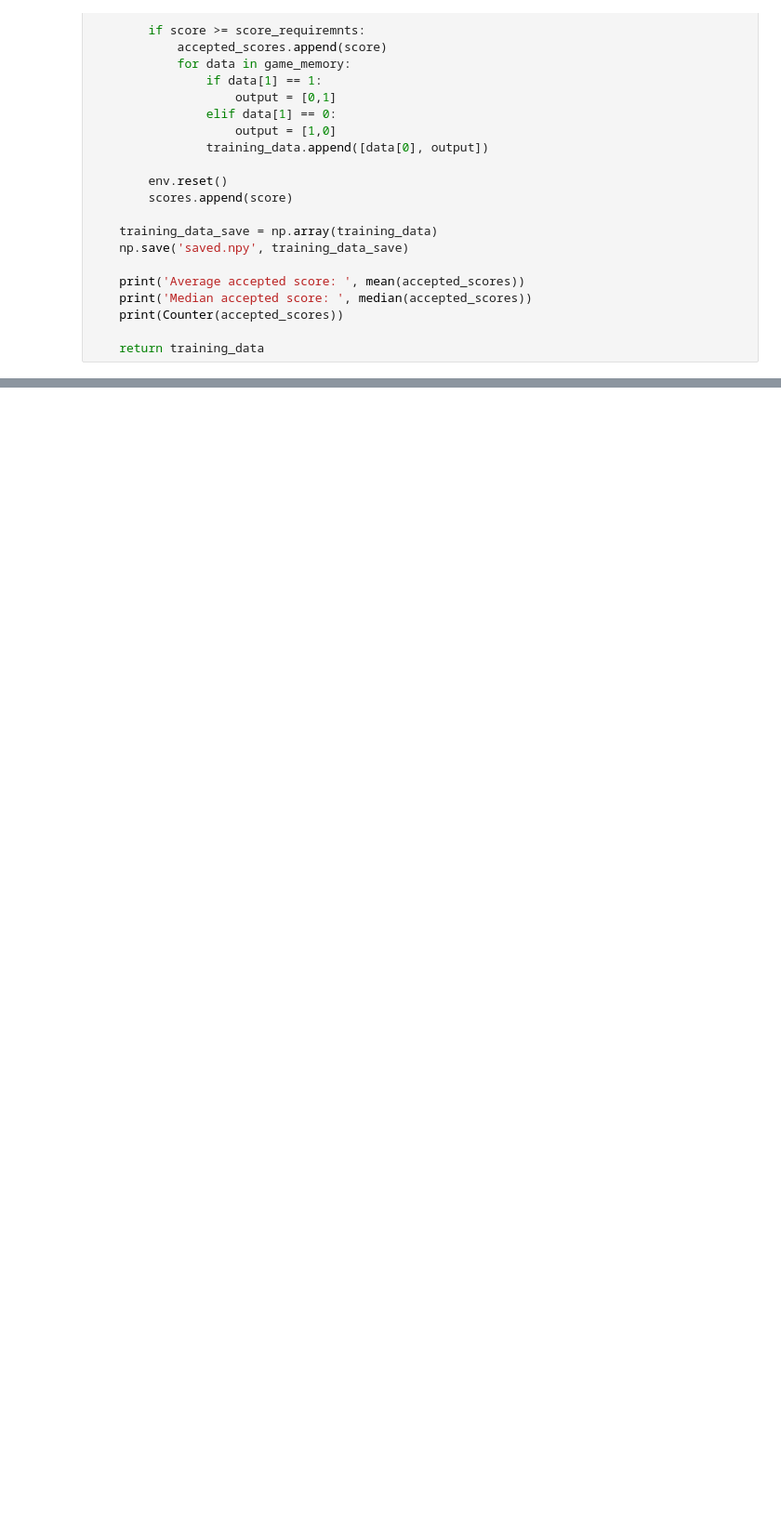
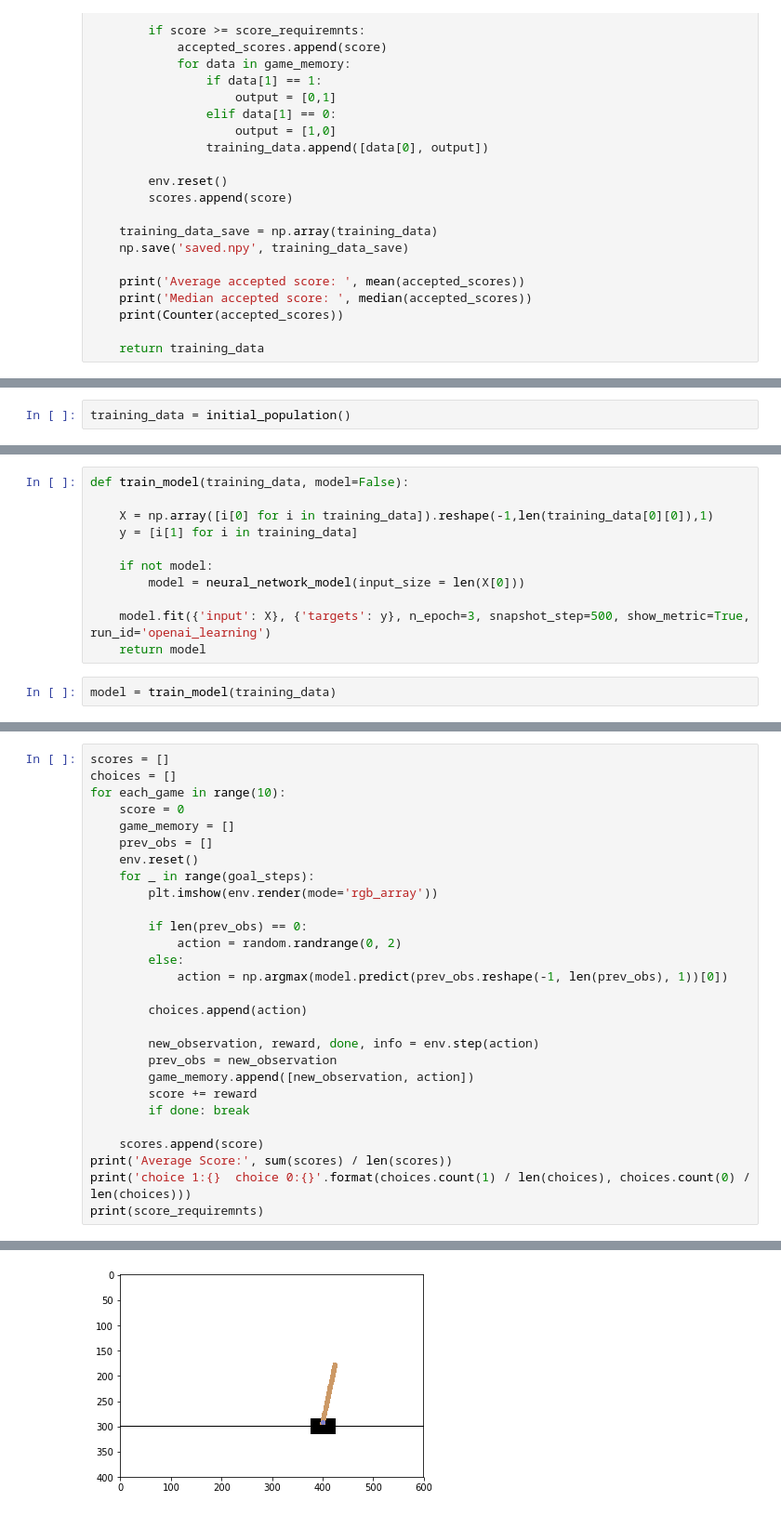
Before and after one commit to rhaejr/Machine-learning-projects, a Jupyter notebook: openaiexample.ipynb, the cells around one changed output, grey strips where cells are left out. Shown: that part at 93% size. Drawn from its saved outputs; the diff is of its cells as text; blank space fills up the shorter version.

```diff
--- a/openaiexample.ipynb
+++ b/openaiexample.ipynb
@@ -109,0 +84,2 @@ def nueral_network_model(input_size):
+# %%
+training_data = initial_population()
@@ -109,0 +116,13 @@ def nueral_network_model(input_size):
+# %%
+def train_model(training_data, model=False):
+
+    X = np.array([i[0] for i in training_data]).reshape(-1,len(training_data[0][0]),1)
+    y = [i[1] for i in training_data]
+
+    if not model:
+        model = neural_network_model(input_size = len(X[0]))
+
+    model.fit({'input': X}, {'targets': y}, n_epoch=3, snapshot_step=500, show_metric=True, run_id='openai_learning')
+    return model
+# %%
+model = train_model(training_data)
@@ -109,0 +143,29 @@ def nueral_network_model(input_size):
+# %%
+scores = []
+choices = []
+for each_game in range(10):
+    score = 0
+    game_memory = []
+    prev_obs = []
+    env.reset()
+    for _ in range(goal_steps):
+        plt.imshow(env.render(mode='rgb_array'))
+
+        if len(prev_obs) == 0:
+            action = random.randrange(0, 2)
+        else:
+            action = np.argmax(model.predict(prev_obs.reshape(-1, len(prev_obs), 1))[0])
+
+        choices.append(action)
+
+        new_observation, reward, done, info = env.step(action)
+        prev_obs = new_observation
+        game_memory.append([new_observation, action])
+        score += reward
+        if done: break
+
+    scores.append(score)
+print('Average Score:', sum(scores) / len(scores))
+print('choice 1:{}  choice 0:{}'.format(choices.count(1) / len(choices), choices.count(0) / len(choices)))
+print(score_requiremnts)
+# %% [output]
@@ -109,0 +175 @@ def nueral_network_model(input_size):
+[figure, added]
```
Also changed, not shown: parts of 8 cells of this notebook, 27 other files.
